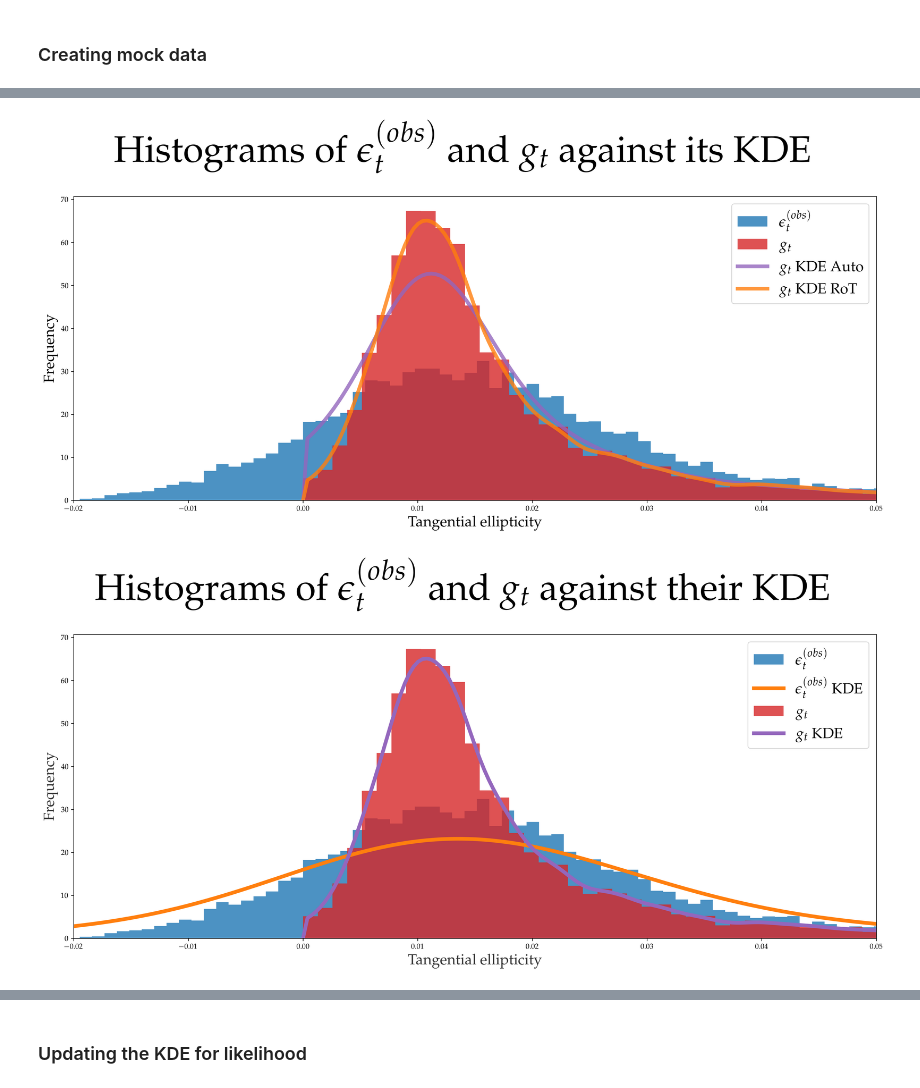
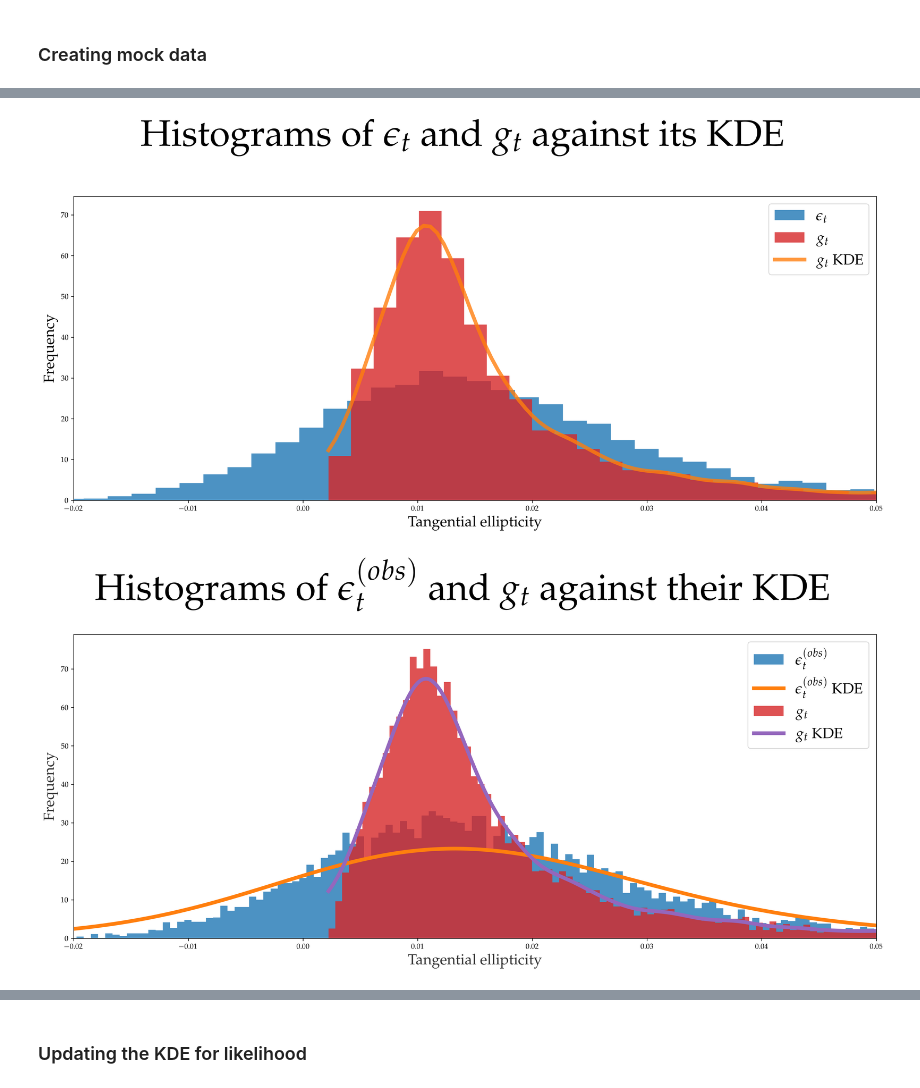
Before and after one commit to caioolivv/masters, a Jupyter notebook: CLMM/CLMM_shear_likelihood_2_1.ipynb, the cells around one changed output, grey strips where cells are left out. Cells and saved outputs as stored; diff of their text form; code cells hidden in the pictures.

```diff
--- a/CLMM/CLMM_shear_likelihood_2_1.ipynb
+++ b/CLMM/CLMM_shear_likelihood_2_1.ipynb
@@ -168,52 +156,47 @@ cluster_dec   = 0.0   # Cluster declination
 shapenoise    = 1.e-2 # True ellipticity standard variation
 
 # Create galaxy catalog and Cluster object
-data = mock.generate_galaxy_catalog(cluster_m, cluster_z, concentration, cosmo, "chang13", zsrc_min = cluster_z + 0.1, shapenoise=shapenoise, photoz_sigma_unscaled=0.05, ngals=ngals, cluster_ra=cluster_ra, cluster_dec=cluster_dec)
+data = mock.generate_galaxy_catalog(cluster_m, cluster_z, concentration, cosmo, "chang13", zsrc_min = cluster_z + 0.1, shapenoise=shapenoise, ngals=ngals, cluster_ra=cluster_ra, cluster_dec=cluster_dec)
 gc = clmm.GalaxyCluster("CL_noisy_z", cluster_ra, cluster_dec, cluster_z, data)
 
 gc.compute_tangential_and_cross_components(geometry="flat")
 radius = convert_units(gc.galcat['theta'], 'radians', 'Mpc', redshift=gc.z, cosmo=cosmo)
 
 # Create binning profile por binned methods
 bin_edges = da.make_bins(0.7, 4, 50, method="evenlog10width")
 profile = gc.make_radial_profile("Mpc", bins=bin_edges,cosmo=cosmo, gal_ids_in_bins=True)
 
 shear = clmm.compute_reduced_tangential_shear(radius, cluster_m, concentration, gc.z, gc.galcat['z'], cosmo, delta_mdef=200, halo_profile_model='nfw')
 
-shear_kde     = Ncm.StatsDist1dEPDF.new_full (2000, Ncm.StatsDist1dEPDFBw.AUTO, 1, 0.001)
-shear_kde_rot = Ncm.StatsDist1dEPDF.new_full (2000, Ncm.StatsDist1dEPDFBw.ROT, 1, 0.001)
+# shear_kde     = Ncm.StatsDist1dEPDF.new_full (2000, Ncm.StatsDist1dEPDFBw.AUTO, 1, 0.001)
+shear_kde_rot = Ncm.StatsDist1dEPDF.new_full (20000, Ncm.StatsDist1dEPDFBw.ROT, 0.1, 0.01)
 
 for gt in shear:
-    if gt != 0:
-        shear_kde.add_obs(gt)
-        shear_kde_rot.add_obs(gt)
+    shear_kde_rot.add_obs(gt)
 
-shear_kde.prepare()
 shear_kde_rot.prepare()
 
 fig, ax = plt.subplots(1, 1, figsize=(16,8), dpi=300, facecolor="white")
 
-fig.suptitle(f'Histograms of $\\epsilon_t^{{(obs)}}$ and $g_t$ against its KDE', fontsize='50', weight='bold')
+fig.suptitle(f'Histograms of $\\epsilon_t$ and $g_t$ against its KDE', fontsize='50', weight='bold')
 
 x = np.linspace(min(shear), max(shear), 1000)
-y = [shear_kde.eval_p(xi) for xi in x]
 z = [shear_kde_rot.eval_p(xi) for xi in x]
 
-ax.hist(gc.galcat['et'], bins=300, color='tab:blue', alpha=0.8, density=True, label=f"$\\epsilon_t^{{(obs)}}$")
+ax.hist(gc.galcat['et'], bins=300, color='tab:blue', alpha=0.8, density=True, label=f"$\\epsilon_t$")
 ax.hist(shear, bins=300, color='tab:red', alpha=0.8, density=True, label=f"$g_t$")
-ax.plot(x, y, color='tab:purple', label=f"$g_t$ KDE Auto", linewidth=5, alpha=0.8)
-ax.plot(x, z, color='tab:orange', label=f"$g_t$ KDE RoT", linewidth=5, alpha=0.8)
+ax.plot(x, z, color='tab:orange', label=f"$g_t$ KDE", linewidth=5, alpha=0.8)
 ax.set_xlim(-0.02, 0.05)
 
 ax.set_xlabel(f"Tangential ellipticity", fontsize=20)
 ax.set_ylabel(f"Frequency", fontsize=20)
 
 ax.legend(fontsize=20)
 
 fig.tight_layout()
 fig.subplots_adjust(top=0.80)
 # %% [output]
-[figure, old version]
+[figure, new version]
 # %%
 np.random.seed(0)
 
@@ -230,7 +213,7 @@ cluster_dec   = 0.0   # Cluster declination
 shapenoise    = 1.e-2 # True ellipticity standard variation
 
 # Create galaxy catalog and Cluster object
-data = mock.generate_galaxy_catalog(cluster_m, cluster_z, concentration, cosmo, "chang13", zsrc_min = cluster_z + 0.1, shapenoise=shapenoise, photoz_sigma_unscaled=0.05, ngals=ngals, cluster_ra=cluster_ra, cluster_dec=cluster_dec)
+data = mock.generate_galaxy_catalog(cluster_m, cluster_z, concentration, cosmo, "chang13", zsrc_min = cluster_z + 0.1, shapenoise=shapenoise, ngals=ngals, cluster_ra=cluster_ra, cluster_dec=cluster_dec)
 gc = clmm.GalaxyCluster("CL_noisy_z", cluster_ra, cluster_dec, cluster_z, data)
 
 gc.compute_tangential_and_cross_components(geometry="flat")
@@ -245,20 +228,18 @@ shear = clmm.compute_reduced_tangential_shear(radius, cluster_m, concentration,
 iqr = np.subtract(*np.percentile(shear, [75, 25]))
 bw = 0.9 * min(np.std(shear), iqr/1.34) * ngals**(-1/5)
 
-et_kde = Ncm.StatsDist1dEPDF.new_full(2000, Ncm.StatsDist1dEPDFBw.FIXED, 1, 0.001)
+et_kde = Ncm.StatsDist1dEPDF.new_full(20000, Ncm.StatsDist1dEPDFBw.FIXED, 0.1, 0.01)
 et_kde.props.h_fixed = np.sqrt(bw**2 + shapenoise**2)
 
-shear_kde_rot = Ncm.StatsDist1dEPDF.new_full (2000, Ncm.StatsDist1dEPDFBw.ROT, 1, 0.001)
+shear_kde_rot = Ncm.StatsDist1dEPDF.new_full (20000, Ncm.StatsDist1dEPDFBw.ROT, 0.1, 0.01)
 
 for gt in shear:
-    if gt != 0:
-        shear_kde_rot.add_obs(gt)
+    shear_kde_rot.add_obs(gt)
 
 shear_kde_rot.prepare()
 
 for et in gc.galcat['et']:
-    if et != 0:
-        et_kde.add_obs(et)
+    et_kde.add_obs(et)
 
 et_kde.prepare()
 
@@ -266,16 +247,16 @@ fig, ax = plt.subplots(1, 1, figsize=(16,8), dpi=300, facecolor="white")
 
 fig.suptitle(f'Histograms of $\\epsilon_t^{{(obs)}}$ and $g_t$ against their KDE', fontsize='50', weight='bold')
 
-x1 = np.linspace(min(shear), max(shear), 1000)
-x2 = np.linspace(min(gc.galcat['et']), max(gc.galcat['et']), 1000)
+x1 = np.linspace(min(shear), max(shear), 10000)
+x2 = np.linspace(min(gc.galcat['et']), max(gc.galcat['et']), 10000)
 y1 = [shear_kde_rot.eval_p(xi) for xi in x1]
 y2 = [et_kde.eval_p(xi) for xi in x2]
 
 
-ax.hist(gc.galcat['et'], bins=300, color='tab:blue', alpha=0.8, density=True, label=f"$\\epsilon_t^{{(obs)}}$")
+ax.hist(gc.galcat['et'], bins=1000, color='tab:blue', alpha=0.8, density=True, label=f"$\\epsilon_t^{{(obs)}}$")
 ax.plot(x2, y2, color='tab:orange', label=f"$\\epsilon_t^{{(obs)}}$ KDE", linewidth=5)
 
-ax.hist(shear, bins=300, color='tab:red', alpha=0.8, density=True, label=f"$g_t$")
+ax.hist(shear, bins=1000, color='tab:red', alpha=0.8, density=True, label=f"$g_t$")
 ax.plot(x1, y1, color='tab:purple', label=f"$g_t$ KDE", linewidth=5)
 ax.set_xlim(-0.02, 0.05)
 
@@ -287,7 +268,7 @@ ax.legend(fontsize=20)
 fig.tight_layout()
 fig.subplots_adjust(top=0.80)
 # %% [output]
-[figure, old version]
+[figure, new version]
 # %%
 shapenoise = [1e-4, 1e-3, 1e-2, 1e-1, 1]
 n_runs     = 100
```
Also changed, not shown: parts of 5 cells of this notebook, 30 other files.
